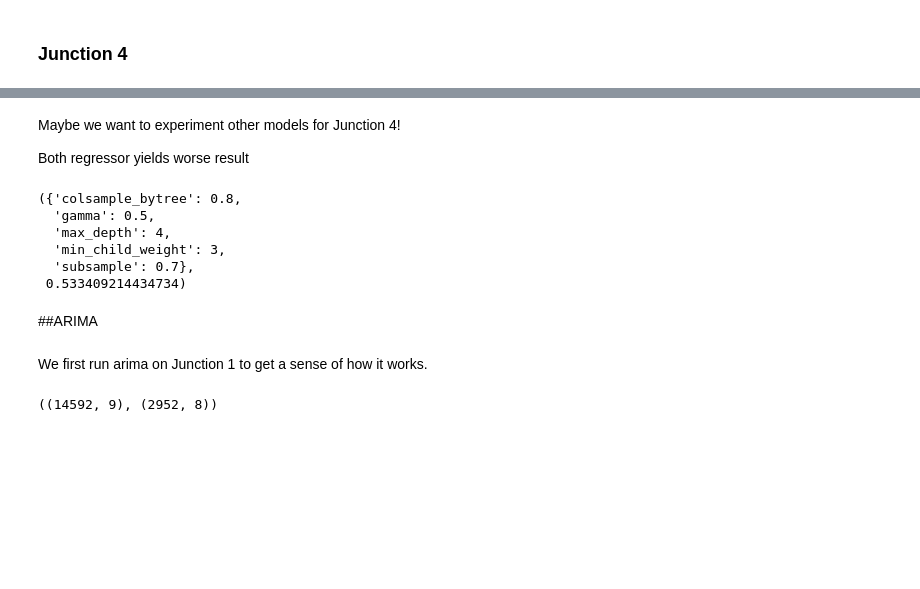
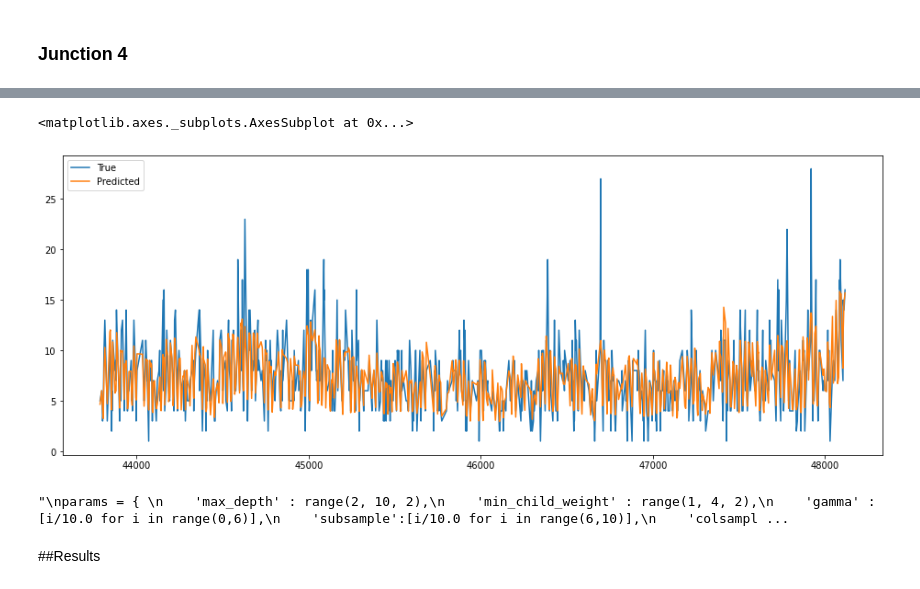
Before and after one commit to Siqi-Fang/Vehicles_Prediction_TS, a Jupyter notebook: Prediction.ipynb, the cells around one changed output, grey strips where cells are left out. Cells and saved outputs as stored; diff of their text form; code cells hidden in the pictures; blank space fills up the shorter version.

```diff
--- a/Prediction.ipynb
+++ b/Prediction.ipynb
@@ -583,9 +642,13 @@ The R square score of the XGBR Junction 4 is 0.5325853787504791
-# %% [markdown]
-Maybe we want to experiment other models for Junction 4!
-
-Both regressor yields worse result
+# %%
+fig = plt.figure(figsize=[16, 6])
+sns.lineplot(x=y_test.index, y=y_test.values, label='True')
+sns.lineplot(x=y_test.index, y=xgb_pred_4,label='Predicted')
+# %% [output]
+<matplotlib.axes._subplots.AxesSubplot at 0x...>
+[figure, added]
 # %%
 # Hyperparameter Tuning
+"""
 params = {
     'max_depth' : range(2, 10, 2),
     'min_child_weight' : range(1, 4, 2),
@@ -600,18 +663,8 @@ grids1 = GridSearchCV(estimator = XGBRegressor(n_estimators = 100,
                     n_jobs = 2)
 grids1.fit(X,Y)
 grids1.best_params_, grids1.best_score_
+"""
 # %% [output]
-({'colsample_bytree': 0.8,
-  'gamma': 0.5,
-  'max_depth': 4,
-  'min_child_weight': 3,
-  'subsample': 0.7},
- 0.533409214434734)
+"\nparams = { \n    'max_depth' : range(2, 10, 2),\n    'min_child_weight' : range(1, 4, 2),\n    'gamma' : [i/10.0 for i in range(0,6)],\n    'subsample':[i/10.0 for i in range(6,10)],\n    'colsampl ...
 # %% [markdown]
-##ARIMA
+##Results
-# %% [markdown]
-We first run arima on Junction 1 to get a sense of how it works.
-# %%
-train_j1.shape, test_j1.shape
-# %% [output]
-((14592, 9), (2952, 8))
```
Also changed, not shown: parts of 46 cells of this notebook.
